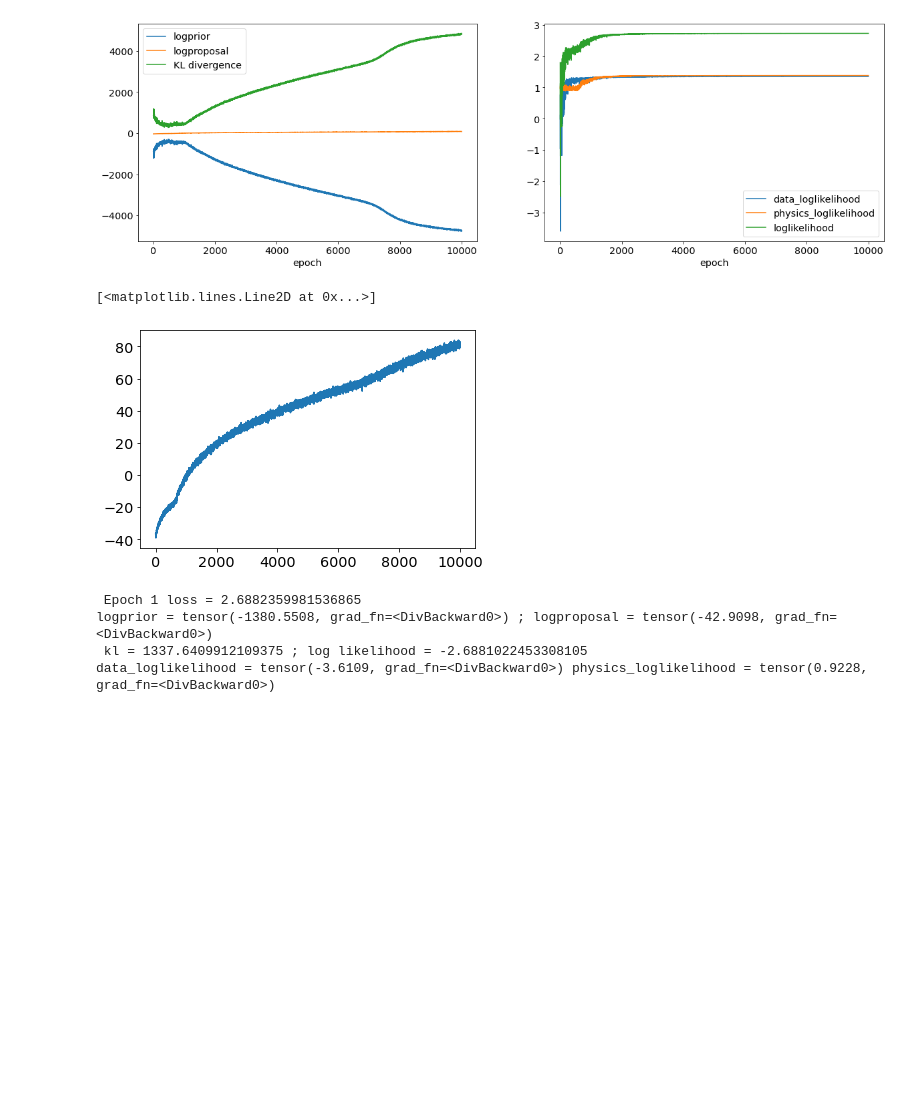
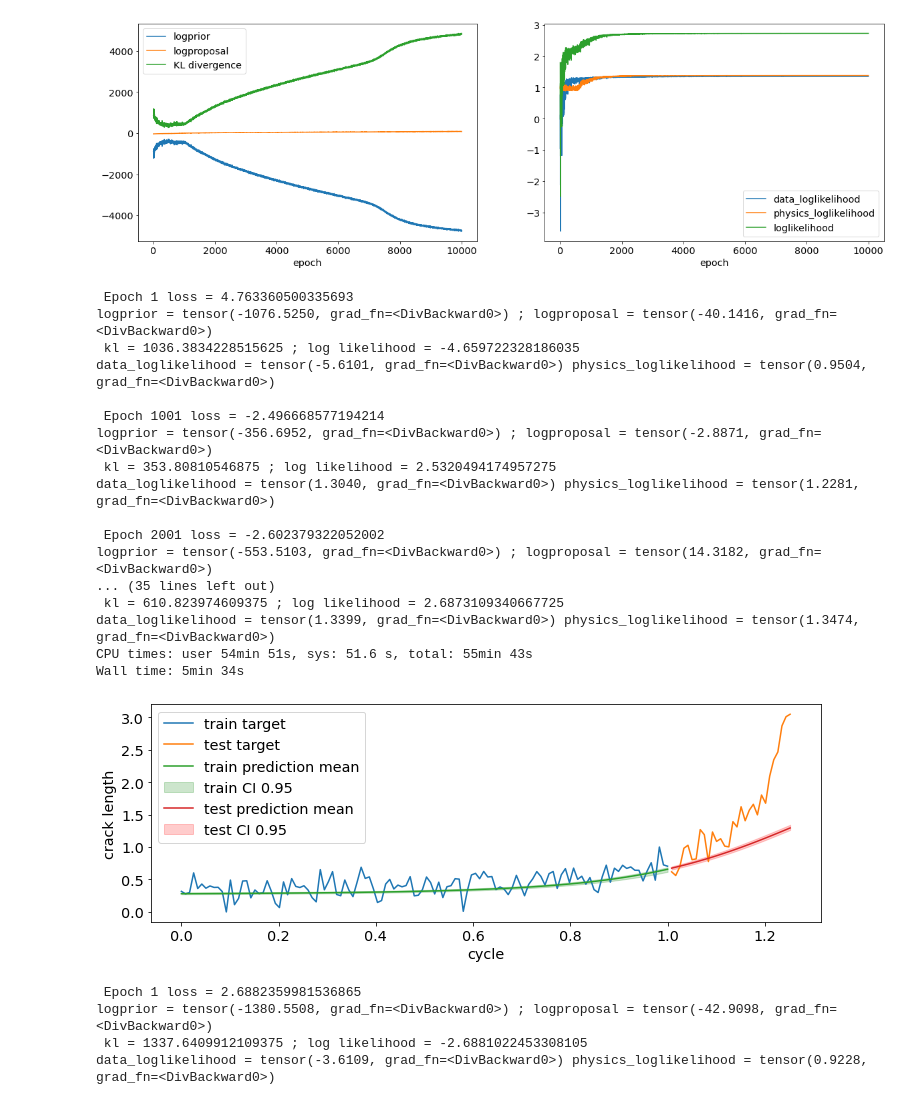
Before and after one commit to phanav/probabilistic-physics-satie, a Jupyter notebook: src/physics-inform-v2.ipynb, the cells around one changed output. Cells and saved outputs as stored; diff of their text form; code cells hidden in the pictures; blank space fills up the shorter version.

Commit message:
Update physics-informv2

```diff
--- a/src/physics-inform-v2.ipynb
+++ b/src/physics-inform-v2.ipynb
@@ -2471,11 +2440,44 @@ Wall time: 5min 39s
 fig = plot_variational_training_metrics(metric)
 # %% [output]
 [figure]
-# %%
-plt.plot(metric["logproposal"])
-# %% [output]
-[<matplotlib.lines.Line2D at 0x...>]
-[figure, removed]
+# %%
+%%time
+
+model = GaussianMLP([1, 4, 4, 1], likelihood_std=0.1, prior_std=0.1, activation=nn.Tanh).to(device)
+figs=[]
+epochs = 10000
+physics_coeff = 1
+
+optim = torch.optim.Adam(model.parameters(), lr=1e-2, weight_decay=1e-6)
+metric = train_model_physics_magnitude_norm_gaussian_nn(model, train_xtensor, train_ytensor, physics_xtensor,
+    train_xscaler_torch, train_yscaler_torch, paris_C, paris_m, paris_dsigma, epochs=epochs, physics_coeff=physics_coeff,
+    optim=optim, sample_size=10, kldiv_coeff=1e-4)
+
+train_predictions = sample_prediction(model, train_xtensor, sample_size=10)
+test_predictions = sample_prediction(model, test_xtensor, test_ytensor, sample_size=10)
+# print(train_predictions.shape, test_predictions.shape)
+
+fig = plot_target_prediction_sample(train_xtensor, train_ytensor, train_predictions,
+                       test_xtensor, test_ytensor, test_predictions, marker="")
+# %% [output]
+ Epoch 1 loss = 4.763360500335693
+logprior = tensor(-1076.5250, grad_fn=<DivBackward0>) ; logproposal = tensor(-40.1416, grad_fn=<DivBackward0>)
+ kl = 1036.3834228515625 ; log likelihood = -4.659722328186035
+data_loglikelihood = tensor(-5.6101, grad_fn=<DivBackward0>) physics_loglikelihood = tensor(0.9504, grad_fn=<DivBackward0>)
+
+ Epoch 1001 loss = -2.496668577194214
+logprior = tensor(-356.6952, grad_fn=<DivBackward0>) ; logproposal = tensor(-2.8871, grad_fn=<DivBackward0>)
+ kl = 353.80810546875 ; log likelihood = 2.5320494174957275
+data_loglikelihood = tensor(1.3040, grad_fn=<DivBackward0>) physics_loglikelihood = tensor(1.2281, grad_fn=<DivBackward0>)
+
+ Epoch 2001 loss = -2.602379322052002
+logprior = tensor(-553.5103, grad_fn=<DivBackward0>) ; logproposal = tensor(14.3182, grad_fn=<DivBackward0>)
+... (35 lines left out)
+ kl = 610.823974609375 ; log likelihood = 2.6873109340667725
+data_loglikelihood = tensor(1.3399, grad_fn=<DivBackward0>) physics_loglikelihood = tensor(1.3474, grad_fn=<DivBackward0>)
+CPU times: user 54min 51s, sys: 51.6 s, total: 55min 43s
+Wall time: 5min 34s
+[figure, added]
 # %%
 model = GaussianMLP([1, 4, 4, 1], likelihood_std=0.1, prior_std=0.1, activation=nn.Tanh).to(device)
 figs=[]
```
Also changed, not shown: parts of 23 cells of this notebook.
